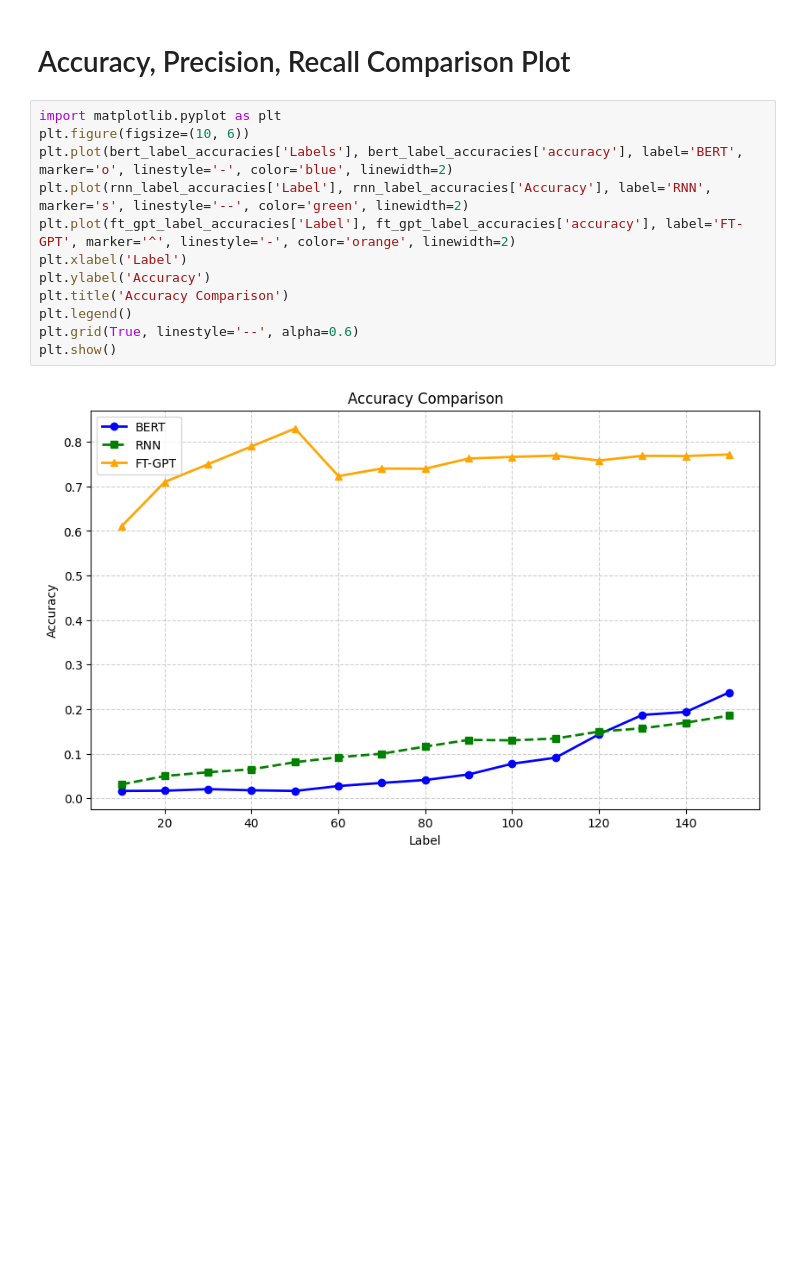
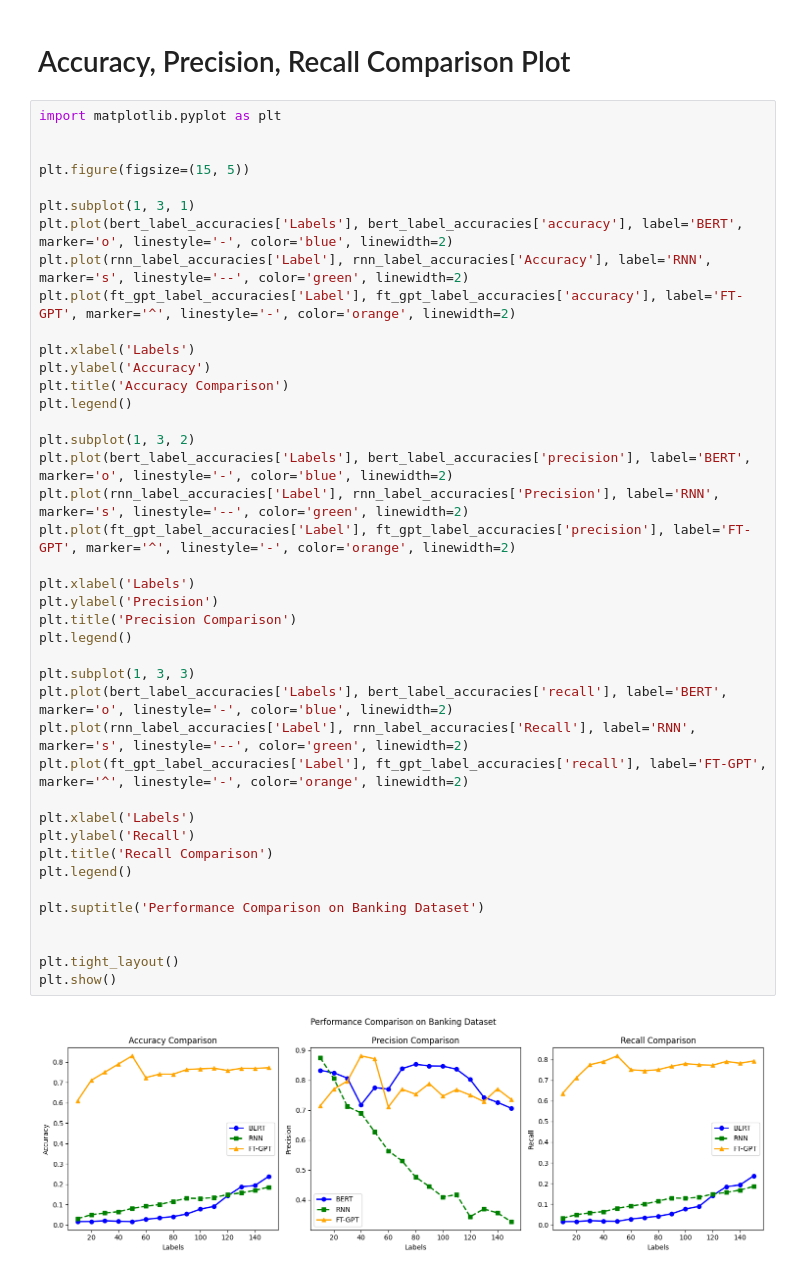
Before and after one commit to iiWhiteii/Anote-Text-Classification, a Jupyter notebook: Banking Dataset/Overall Evaluation/Overall_Label_Accuracies.ipynb, the cells around one changed output. Cells and saved outputs as stored; diff of their text form; blank space fills up the shorter version.

```diff
--- a/Banking Dataset/Overall Evaluation/Overall_Label_Accuracies.ipynb
+++ b/Banking Dataset/Overall Evaluation/Overall_Label_Accuracies.ipynb
@@ -9,15 +9,44 @@ ft_gpt_label_accuracies = pd.read_csv('ft_banking_labels_metrics_results.csv')
 #  Accuracy, Precision, Recall Comparison Plot
 # %%
 import matplotlib.pyplot as plt
-plt.figure(figsize=(10, 6))
+
+
+plt.figure(figsize=(15, 5))
+
+plt.subplot(1, 3, 1)
 plt.plot(bert_label_accuracies['Labels'], bert_label_accuracies['accuracy'], label='BERT', marker='o', linestyle='-', color='blue', linewidth=2)
 plt.plot(rnn_label_accuracies['Label'], rnn_label_accuracies['Accuracy'], label='RNN', marker='s', linestyle='--', color='green', linewidth=2)
 plt.plot(ft_gpt_label_accuracies['Label'], ft_gpt_label_accuracies['accuracy'], label='FT-GPT', marker='^', linestyle='-', color='orange', linewidth=2)
-plt.xlabel('Label')
+
+plt.xlabel('Labels')
 plt.ylabel('Accuracy')
 plt.title('Accuracy Comparison')
 plt.legend()
-plt.grid(True, linestyle='--', alpha=0.6)
+
+plt.subplot(1, 3, 2)
+plt.plot(bert_label_accuracies['Labels'], bert_label_accuracies['precision'], label='BERT', marker='o', linestyle='-', color='blue', linewidth=2)
+plt.plot(rnn_label_accuracies['Label'], rnn_label_accuracies['Precision'], label='RNN', marker='s', linestyle='--', color='green', linewidth=2)
+plt.plot(ft_gpt_label_accuracies['Label'], ft_gpt_label_accuracies['precision'], label='FT-GPT', marker='^', linestyle='-', color='orange', linewidth=2)
+
+plt.xlabel('Labels')
+plt.ylabel('Precision')
+plt.title('Precision Comparison')
+plt.legend()
+
+plt.subplot(1, 3, 3)
+plt.plot(bert_label_accuracies['Labels'], bert_label_accuracies['recall'], label='BERT', marker='o', linestyle='-', color='blue', linewidth=2)
+plt.plot(rnn_label_accuracies['Label'], rnn_label_accuracies['Recall'], label='RNN', marker='s', linestyle='--', color='green', linewidth=2)
+plt.plot(ft_gpt_label_accuracies['Label'], ft_gpt_label_accuracies['recall'], label='FT-GPT', marker='^', linestyle='-', color='orange', linewidth=2)
+
+plt.xlabel('Labels')
+plt.ylabel('Recall')
+plt.title('Recall Comparison')
+plt.legend()
+
+plt.suptitle('Performance Comparison on Banking Dataset')
+
+
+plt.tight_layout()
 plt.show()
 # %% [output]
-[figure, old version]
+[figure, new version]
```
Also changed, not shown: parts of 2 cells of this notebook, 16 other files.
